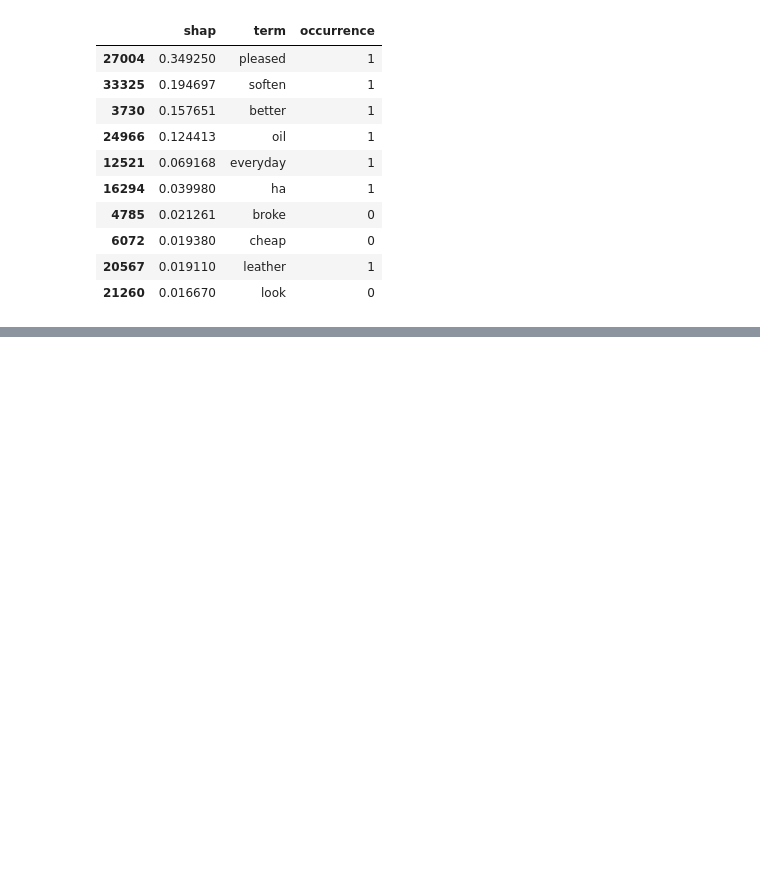
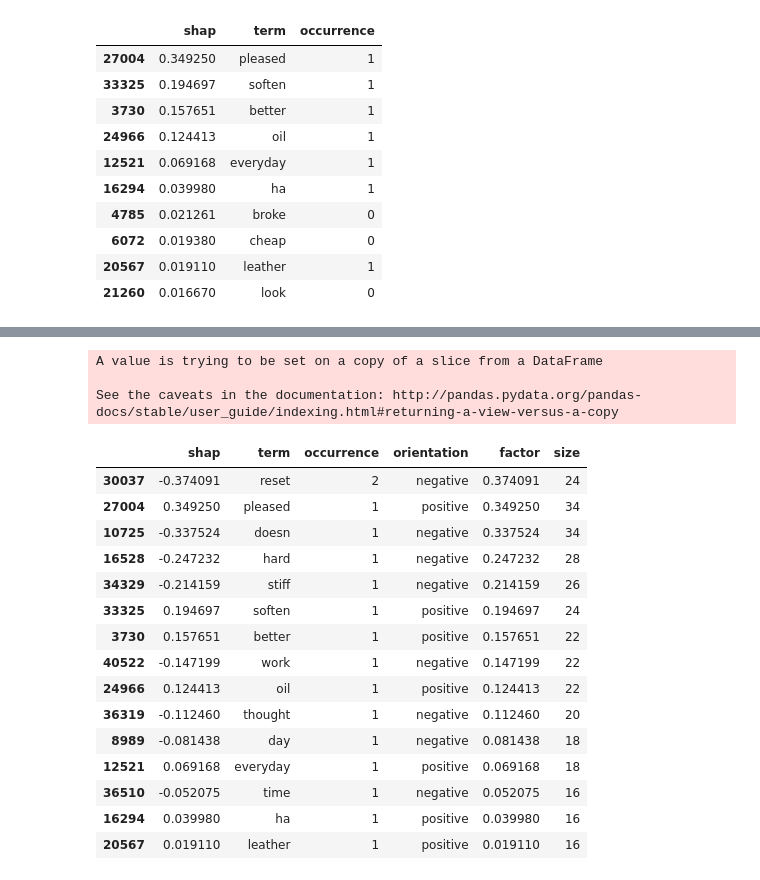
Before and after one commit to julie-haes/predict_user_scores, a Jupyter notebook: read_from_files.ipynb, the cells around one changed output, grey strips where cells are left out. Drawn from its saved outputs; the diff is of its cells as text; code cells hidden in the pictures; blank space fills up the shorter version.

```diff
--- a/read_from_files.ipynb
+++ b/read_from_files.ipynb
@@ -135,3 +136,51 @@ df_result
+# %%
+# DICTIONARY
+dict = { 0 : 16, 1 : 18, 2 : 20, 3 : 22, 4 : 24, 5: 26, 6 : 28, 7 : 30, 8 : 32, 9 : 34 }
+
+# DETERMINE SIZE
+max_value = df_result['factor'].head(1)
+min_value = df_result['factor'].tail(1)
+real_range = float(max_value) - float(min_value)
+step = float(real_range) / 10
+
+length = len(df_result)
+# %%
+for i in df_result.index:
+    row = df_result.loc[i]
+    value = row['factor']
+    t = row["term"]
+    occ = row["occurrence"]
+    res = round (value / step)
+    if (occ > 1):
+        new_res = round((value / occ) / step)
+        if (new_res > 0.0):
+            res = new_res
+        else:
+            res = 1.0
+    size = dict[int(res-1)]
+    df_result["size"].loc[i] = size
+
+df_result
+# %% [output]
+A value is trying to be set on a copy of a slice from a DataFrame
+
+See the caveats in the documentation: http://pandas.pydata.org/pandas-docs/stable/user_guide/indexing.html#returning-a-view-versus-a-copy
+|  | shap | term | occurrence | orientation | factor | size |
+| 30037 | -0.374091 | reset | 2 | negative | 0.374091 | 24 |
+| 27004 | 0.349250 | pleased | 1 | positive | 0.349250 | 34 |
+| 10725 | -0.337524 | doesn | 1 | negative | 0.337524 | 34 |
+| 16528 | -0.247232 | hard | 1 | negative | 0.247232 | 28 |
+| 34329 | -0.214159 | stiff | 1 | negative | 0.214159 | 26 |
+| 33325 | 0.194697 | soften | 1 | positive | 0.194697 | 24 |
+| 3730 | 0.157651 | better | 1 | positive | 0.157651 | 22 |
+| 40522 | -0.147199 | work | 1 | negative | 0.147199 | 22 |
+| 24966 | 0.124413 | oil | 1 | positive | 0.124413 | 22 |
+| 36319 | -0.112460 | thought | 1 | negative | 0.112460 | 20 |
+| 8989 | -0.081438 | day | 1 | negative | 0.081438 | 18 |
+| 12521 | 0.069168 | everyday | 1 | positive | 0.069168 | 18 |
+| 36510 | -0.052075 | time | 1 | negative | 0.052075 | 16 |
+| 16294 | 0.039980 | ha | 1 | positive | 0.039980 | 16 |
+| 20567 | 0.019110 | leather | 1 | positive | 0.019110 | 16 |
 # %%
 print("[")
 length = len(df_result.index)
```
Also changed, not shown: parts of 2 cells of this notebook.
